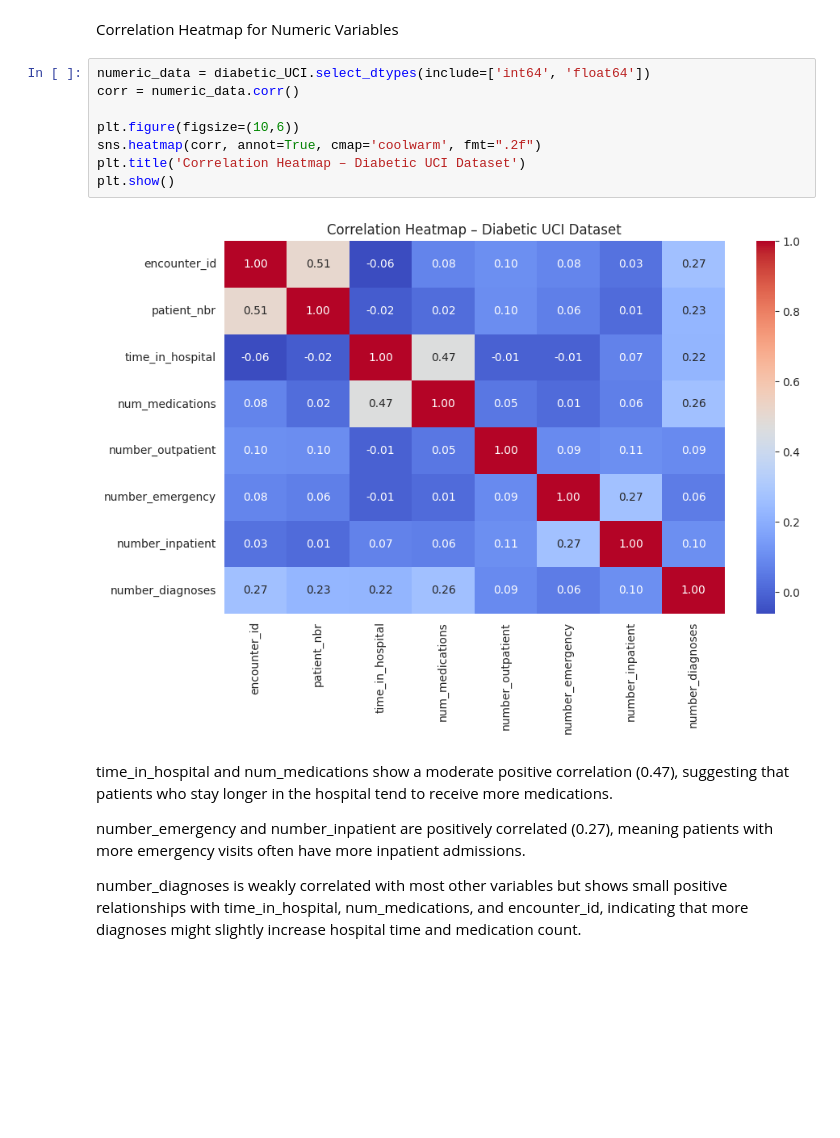
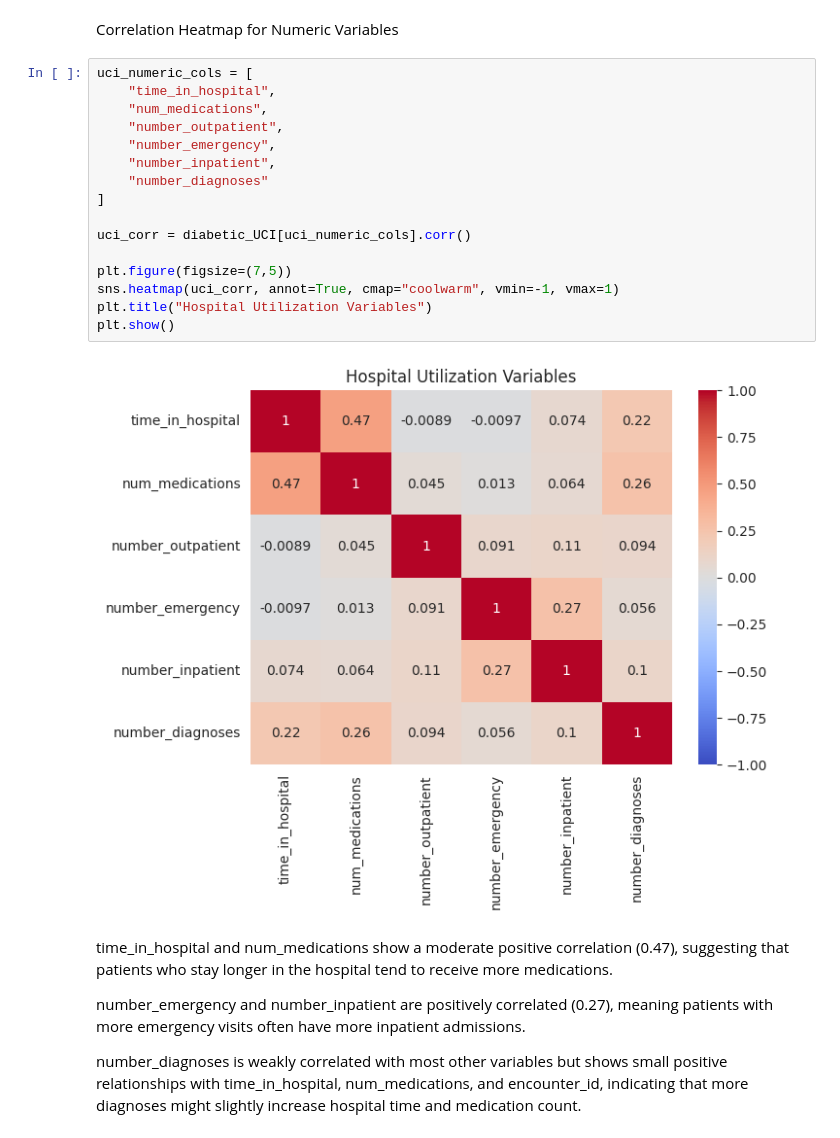
Before and after one commit to data5100-group/diabetes-risk-analysis, a Jupyter notebook: code/DiabetesProject.ipynb, the cells around one changed output. Saved outputs shown, nothing was run; the diff lists cells and outputs as text; blank space fills up the shorter version.

```diff
--- a/code/DiabetesProject.ipynb
+++ b/code/DiabetesProject.ipynb
@@ -433,15 +474,23 @@ The second chart shows medication change vs. readmission status. Patients with n
 # %% [markdown]
 Correlation Heatmap for Numeric Variables
 # %%
-numeric_data = diabetic_UCI.select_dtypes(include=['int64', 'float64'])
-corr = numeric_data.corr()
+uci_numeric_cols = [
+    "time_in_hospital",
+    "num_medications",
+    "number_outpatient",
+    "number_emergency",
+    "number_inpatient",
+    "number_diagnoses"
+]
 
-plt.figure(figsize=(10,6))
-sns.heatmap(corr, annot=True, cmap='coolwarm', fmt=".2f")
-plt.title('Correlation Heatmap – Diabetic UCI Dataset')
+uci_corr = diabetic_UCI[uci_numeric_cols].corr()
+
+plt.figure(figsize=(7,5))
+sns.heatmap(uci_corr, annot=True, cmap="coolwarm", vmin=-1, vmax=1)
+plt.title("Hospital Utilization Variables")
 plt.show()
 # %% [output]
-[figure, old version]
+[figure, new version]
 # %% [markdown]
 time_in_hospital and num_medications show a moderate positive correlation (0.47), suggesting that patients who stay longer in the hospital tend to receive more medications.
 
```
Also changed, not shown: parts of 43 cells of this notebook, 1 other file.
